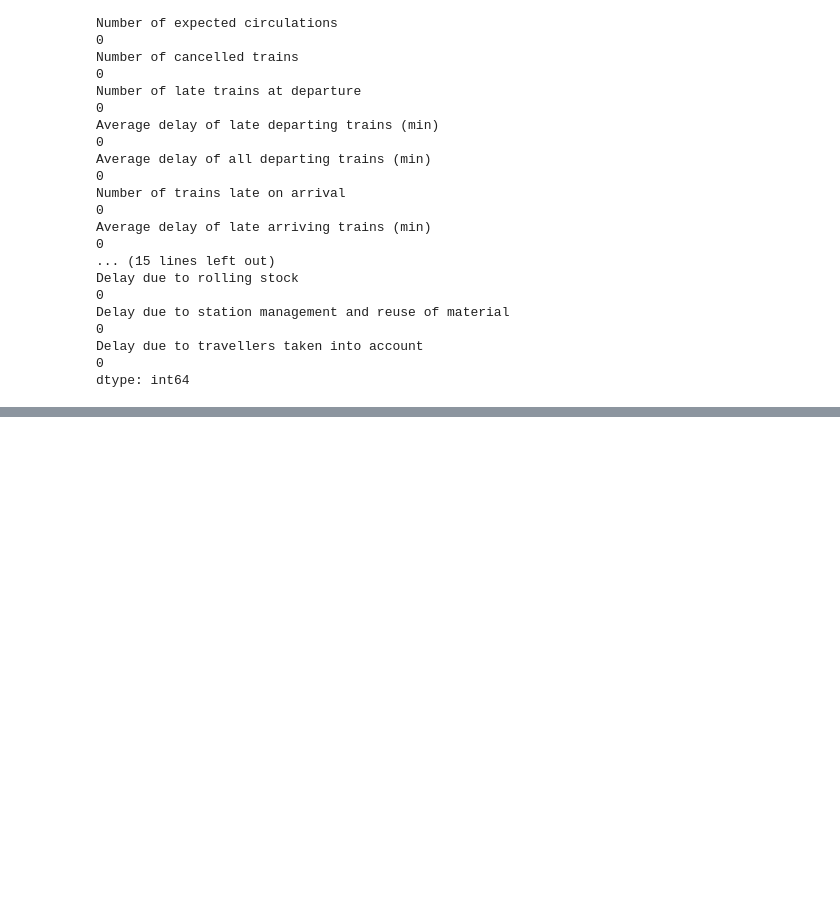
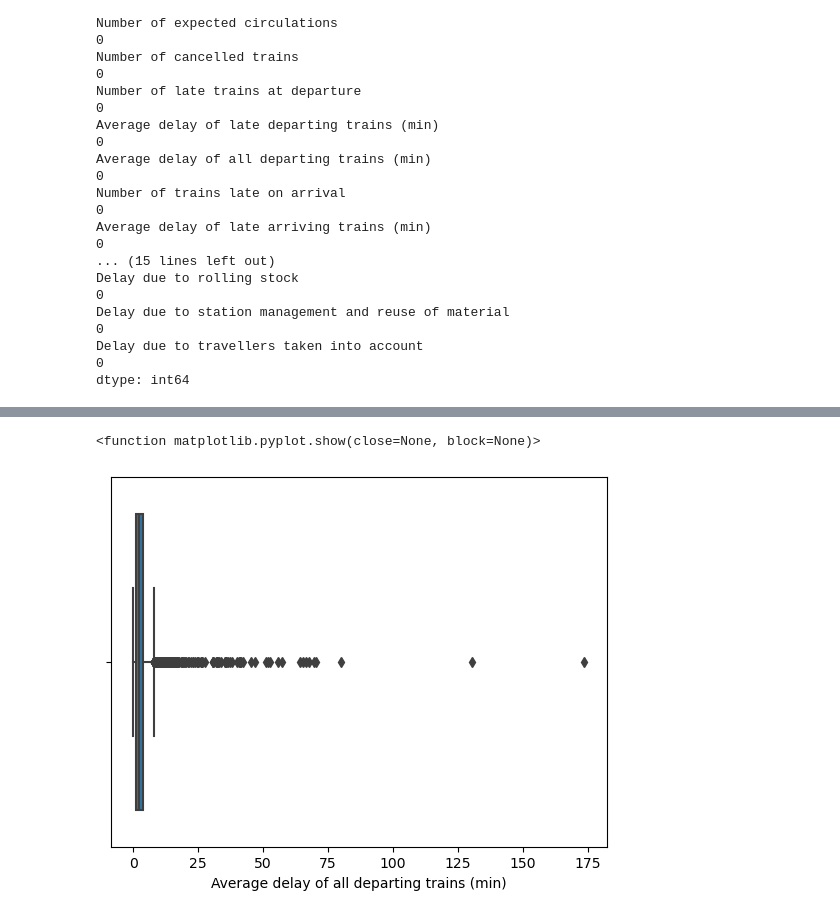
Before and after one commit to infoshareacademy/grupa_BKMMZ, a Jupyter notebook: Python_Project/Trains_Project.ipynb, the cells around one changed output, grey strips where cells are left out. Saved outputs shown, nothing was run; the diff lists cells and outputs as text; code cells hidden in the pictures; blank space fills up the shorter version.

```diff
--- a/Python_Project/Trains_Project.ipynb
+++ b/Python_Project/Trains_Project.ipynb
@@ -205,4 +242,5 @@ col_to_drop = dc.drop_treshold(df_clean)
 # %%
+col_to_drop = dc.drop_missing_five(df_clean)
 df_clean.dropna(subset = col_to_drop, inplace = True)
 # %%
 df_clean.isna().sum()
@@ -256,2 +280,0 @@ memory usage: 1.8+ MB
-# %%
-df_clean['Period'] = pd.to_datetime(df_clean['Period'])
@@ -266,0 +368,6 @@ df_clean.head()
+# %%
+sns.boxplot(data= df_clean, x = 'Average delay of all departing trains (min)')
+plt.show
+# %% [output]
+<function matplotlib.pyplot.show(close=None, block=None)>
+[figure, added]
```
Also changed, not shown: parts of 86 cells of this notebook, 2 other files.
